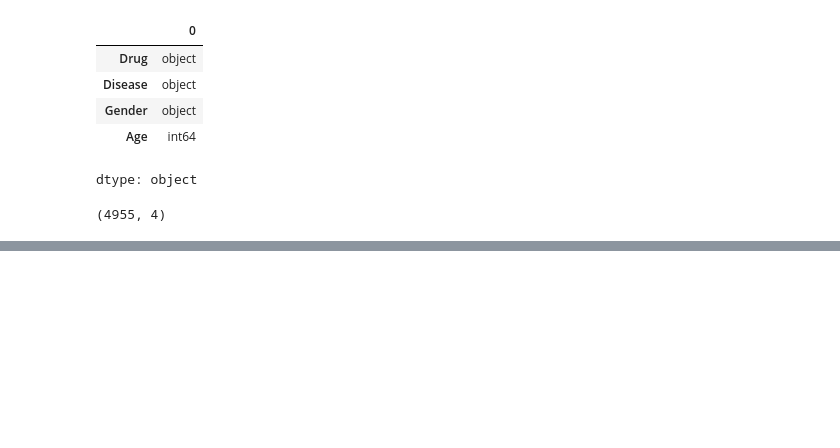
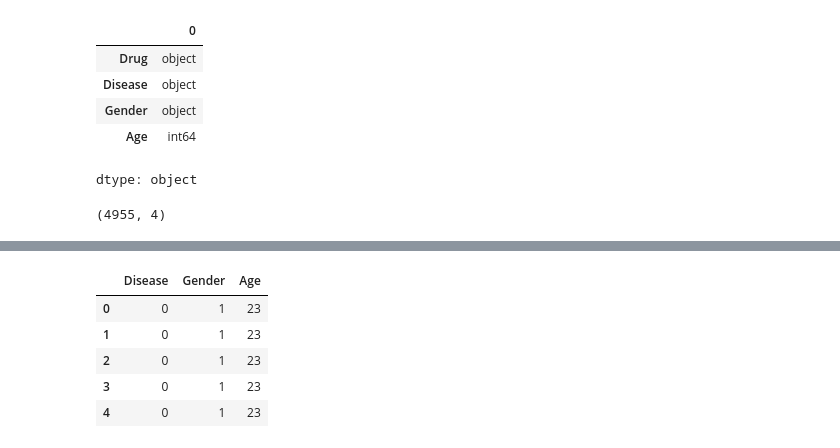
Before and after one commit to SARTHAKABIDRA/Disease-Prediction-Drug-Recommendation, a Jupyter notebook: Disease_Prediction_and_Drug_Recommendation.ipynb, the cells around one changed output, grey strips where cells are left out. Drawn from its saved outputs; the diff is of its cells as text; code cells hidden in the pictures; blank space fills up the shorter version.

```diff
--- a/Disease_Prediction_and_Drug_Recommendation.ipynb
+++ b/Disease_Prediction_and_Drug_Recommendation.ipynb
@@ -317,0 +356,12 @@ data.shape
+# %%
+df_x=data[['Disease','Gender','Age']]
+df_y=data[['Drug']]
+
+df_x.head()
+# %% [output]
+|  | Disease | Gender | Age |
+| 0 | 0 | 1 | 23 |
+| 1 | 0 | 1 | 23 |
+| 2 | 0 | 1 | 23 |
+| 3 | 0 | 1 | 23 |
+| 4 | 0 | 1 | 23 |
```
Also changed, not shown: parts of 15 cells of this notebook.
